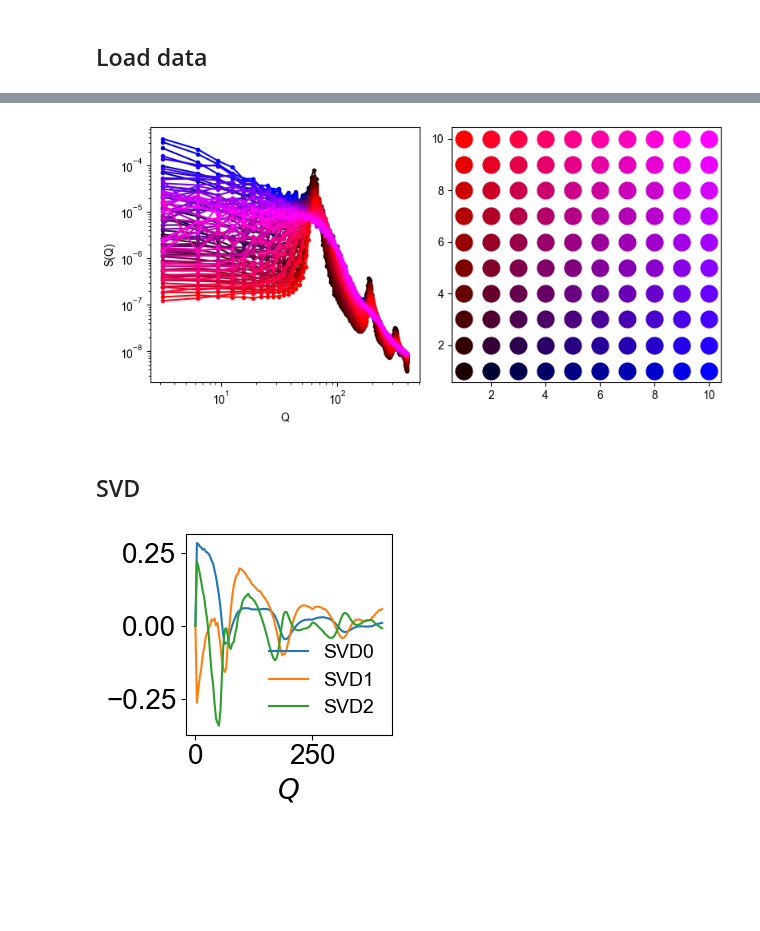
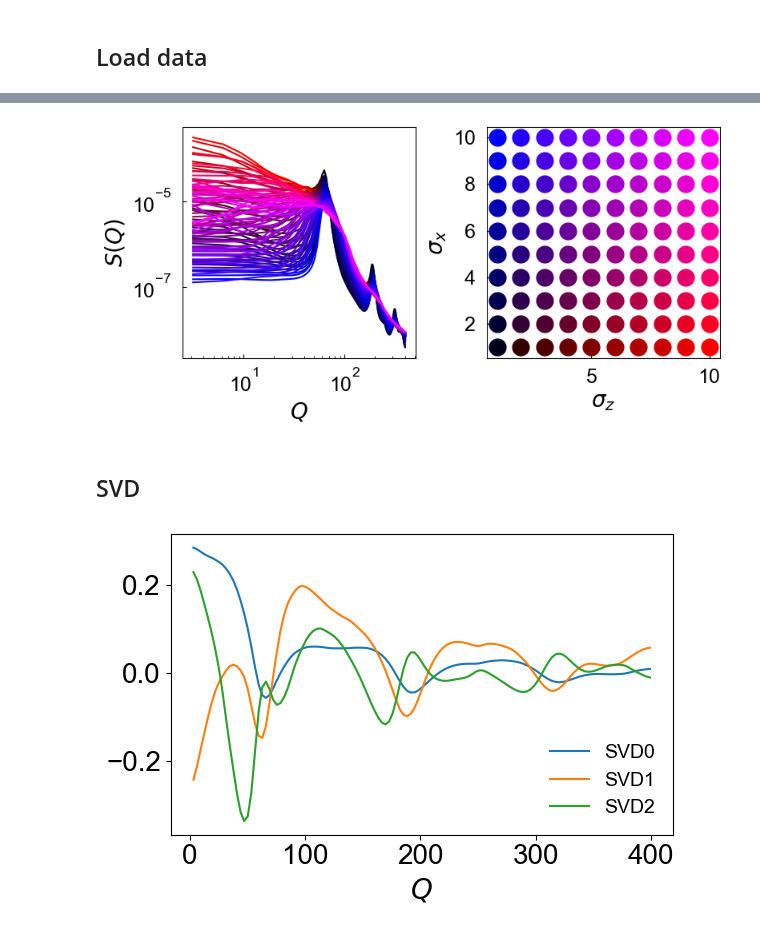
Before and after one commit to ch-tung/Randomwave_ML, a Jupyter notebook: test_SQ_SVD.ipynb, the cells around one changed output, grey strips where cells are left out. Drawn from its saved outputs; the diff is of its cells as text; code cells hidden in the pictures; blank space fills up the shorter version.

```diff
--- a/test_SQ_SVD.ipynb
+++ b/test_SQ_SVD.ipynb
@@ -13,9 +35,4 @@ import colorsys
 # %%
-filename = './S_q_kxy_fix_d.mat'
-data = loadmat(filename)
-k_grid = data['k_grid']
-S_q_kxy = data['S_q_kxy'].T
-
 #### Meshgrid ####
 n_grid = 100
 x = np.linspace(-1,1,n_grid+1)
@@ -35,6 +52,13 @@ qq = np.arange(n_grid_scale/2)*dq
 kz_list = np.arange(10)+1
 kxy_list = np.arange(10)+1
 kz_grid, kxy_grid = np.meshgrid(kz_list,kxy_list)
+
+#### load data ####
+filename = './S_q_kxy_fix_d.mat'
+data = loadmat(filename)
+k_grid = data['k_grid']
+S_q_kxy = data['S_q_kxy']
+S_q_kxy_sm = np.exp(np.array([gf1d(f[1:],1,mode='nearest') for f in np.log(S_q_kxy)]))
 # %%
 ## plot results
 fig = plt.figure(figsize=(6,6))
@@ -89,25 +119,27 @@ fig = plt.figure(figsize=(8,4))
 ax = fig.add_subplot(1,2,1)
 
 for i in range(len(k_grid)):
-    h = -np.arctan2((k_grid[i][0]-1),(k_grid[i][1]-1))/np.pi*2/3+1
+    h = np.arctan2((k_grid[i][0]-1),(k_grid[i][1]-1))/np.pi*2/3+2/3
     s = 1
     v = np.max([k_grid[i][0]/10,k_grid[i][1]/10])
 
     color = colorsys.hsv_to_rgb(h,s,v)
 
 
-    ax.plot(qq[1:],S_q_kxy[1:,i],'.-',color=color)
+    # ax.plot(qq[1:],S_q_kxy[i,1:],'-',color=color)
+    ax.plot(qq[1:],S_q_kxy_sm[i,:],'-',color=color)
 
-ax.set_xlabel('Q')
-ax.set_ylabel('S(Q)')
+ax.set_xlabel(r'$Q$',fontsize=20)
+ax.set_ylabel(r'$S(Q)$',fontsize=20)
 ax.set_yscale('log')
 ax.set_xscale('log')
 # ax.set_xlim([0,100])
 # ax.set_ylim([1e-6,2e0])
+ax.tick_params(direction='in', axis='both', which='both', labelsize=18, pad=10)
 
 ax = fig.add_subplot(1,2,2)
 for i in range(len(k_grid)):
-    h = -np.arctan2((k_grid[i][0]-1),(k_grid[i][1]-1))/np.pi*2/3+1
+    h = np.arctan2((k_grid[i][0]-1),(k_grid[i][1]-1))/np.pi*2/3+2/3
     s = 1
     v = np.max([k_grid[i][0]/10,k_grid[i][1]/10])
 
@@ -116,35 +148,40 @@ for i in range(len(k_grid)):
 
     ax.plot(k_grid[i][0],k_grid[i][1],'.',color=color,ms=30)
 
-
+ax.set_xlabel(r'$\sigma_{z}$',fontsize=20)
+ax.set_ylabel(r'$\sigma_{x}$',fontsize=20)
 # ax.set_xlim([0,100])
 # ax.set_ylim([1e-6,2e0])
+ax.tick_params(direction='in', axis='both', which='both', labelsize=18, pad=10)
+
+
+
 plt.tight_layout()
 plt.show()
 # %% [output]
-[figure, old version]
+[figure, new version]
 # %% [markdown]
 ## SVD
 # %%
 f_F = lambda x: np.log(x)-np.mean(np.log(x),axis=0) # N by 80
-F = f_F(S_q_kxy.T)
+F = f_F(S_q_kxy_sm)
 U, S, Vh = np.linalg.svd(F)
 # sgn = np.sign(Vh[:,60])
 FV = F@Vh.T
 # %%
-fig = plt.figure(figsize=(3,3))
+fig = plt.figure(figsize=(6,4))
 ax = fig.add_subplot()
-ax.plot(qq,Vh[0], label='SVD0')
-ax.plot(qq,Vh[1], label='SVD1')
-ax.plot(qq,Vh[2], label='SVD2')
+ax.plot(qq[1:],Vh[0], label='SVD0')
+ax.plot(qq[1:],Vh[1], label='SVD1')
+ax.plot(qq[1:],Vh[2], label='SVD2')
 
 # ax.set_xticks([0,16])
 ax.set_xlabel(r'$Q$',fontsize=20)
 ax.tick_params(axis='both', which='major', labelsize=20)
 ax.legend(fontsize=14,framealpha=0,loc='lower right')
 
 plt.tight_layout()
 plt.show()
 # %% [output]
-[figure, old version]
+[figure, new version]
 # %%
```
Also changed, not shown: parts of 15 cells of this notebook.
